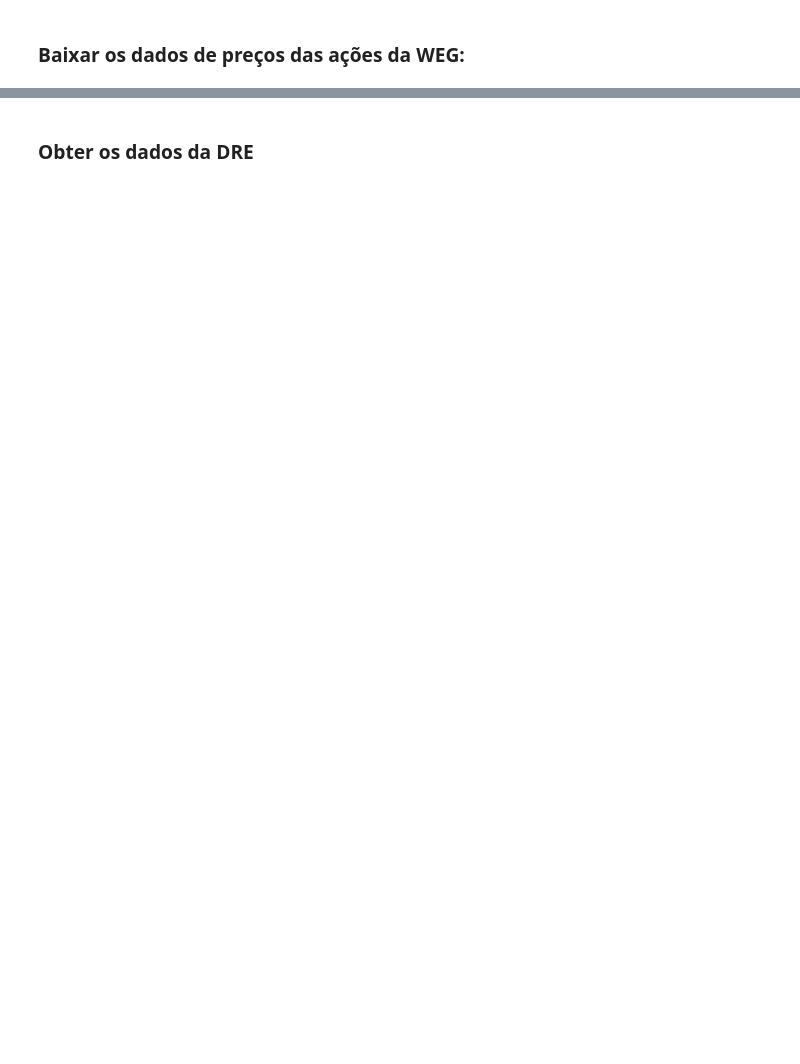
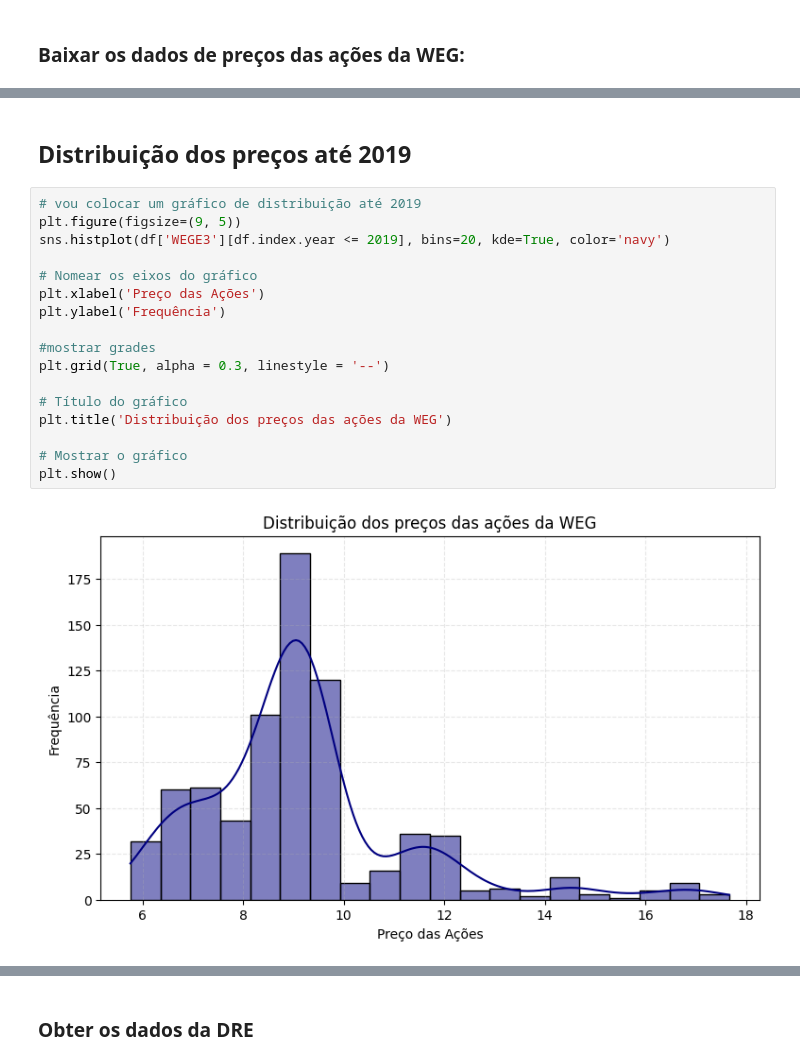
Before and after one commit to jlcamelo2350/Dados-e-automacao, a Jupyter notebook: Análises e automações com Ações da B3/weg_dados/weg1.ipynb, the cells around one changed output, grey strips where cells are left out. Saved outputs shown, nothing was run; the diff lists cells and outputs as text; blank space fills up the shorter version.

```diff
--- a/Análises e automações com Ações da B3/weg_dados/weg1.ipynb
+++ b/Análises e automações com Ações da B3/weg_dados/weg1.ipynb
@@ -150,0 +150,21 @@ plt.show()
+# %% [markdown]
+## Distribuição dos preços até 2019
+# %%
+# vou colocar um gráfico de distribuição até 2019
+plt.figure(figsize=(9, 5))
+sns.histplot(df['WEGE3'][df.index.year <= 2019], bins=20, kde=True, color='navy')
+
+# Nomear os eixos do gráfico
+plt.xlabel('Preço das Ações')
+plt.ylabel('Frequência')
+
+#mostrar grades
+plt.grid(True, alpha = 0.3, linestyle = '--')
+
+# Título do gráfico
+plt.title('Distribuição dos preços das ações da WEG')
+
+# Mostrar o gráfico
+plt.show()
+# %% [output]
+[figure, added]
```
Also changed, not shown: parts of 73 cells of this notebook.
